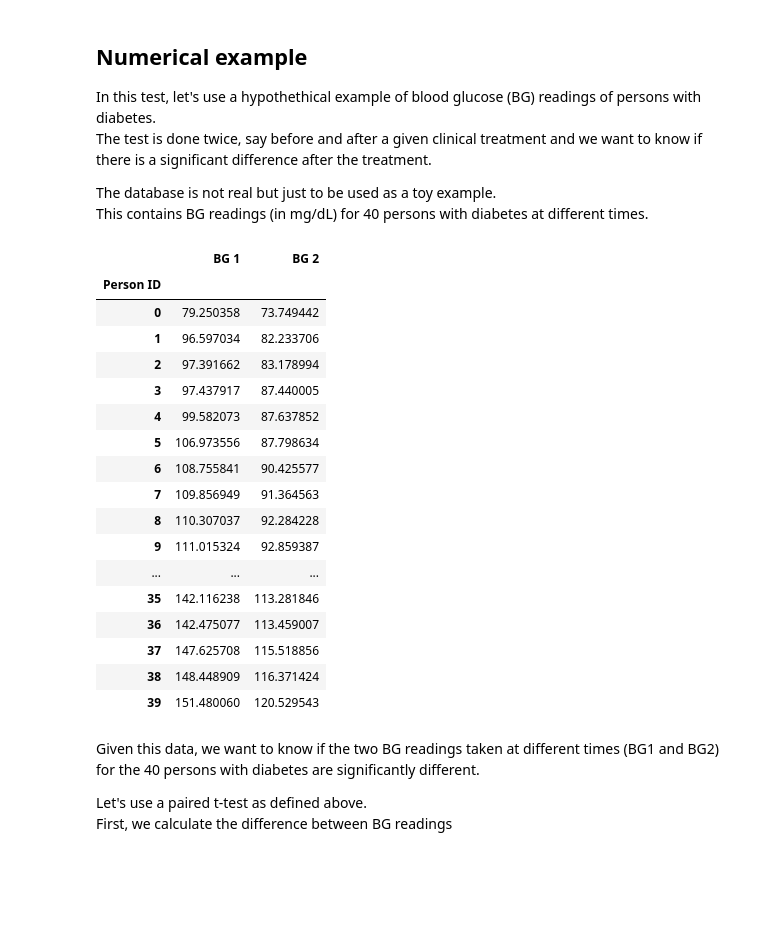
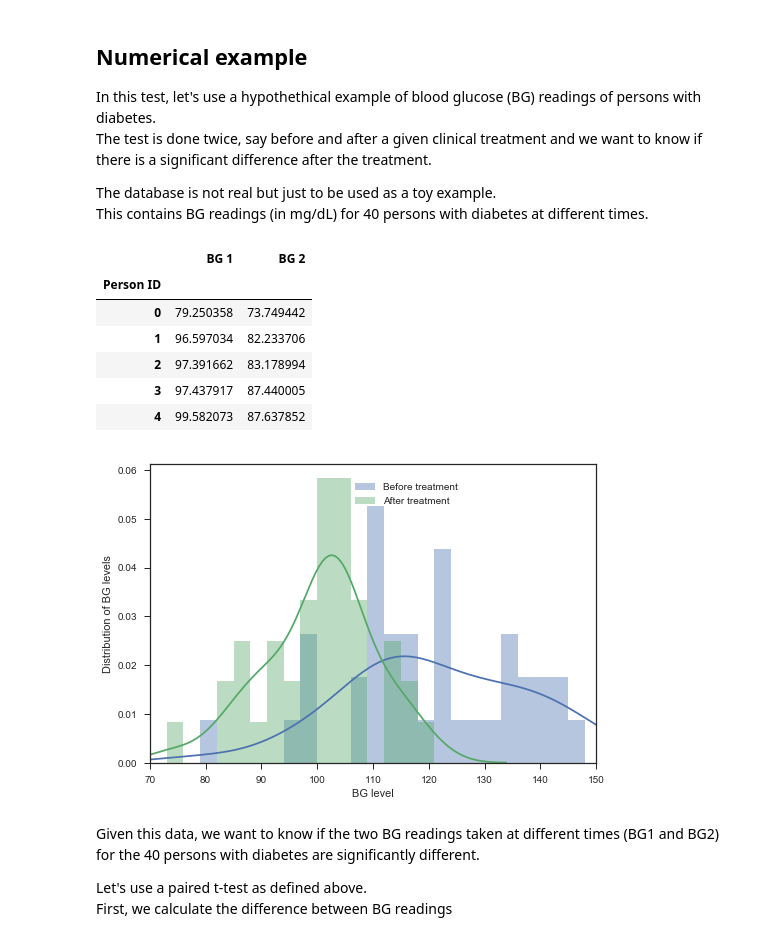
Before and after one commit to trangel/stats-with-python, a Jupyter notebook: paired t-test.ipynb, the cells around one changed output. Saved outputs shown, nothing was run; the diff lists cells and outputs as text; code cells hidden in the pictures; blank space fills up the shorter version.

```diff
--- a/paired t-test.ipynb
+++ b/paired t-test.ipynb
@@ -65,33 +65,47 @@ This contains BG readings (in mg/dL) for 40 persons with diabetes at different t
 # %%
 import pandas as pd
 import numpy as np
 # This is to print in markdown style
 from IPython.display import Markdown, display
 def printmd(string):
     display(Markdown(string))
 
 df = pd.read_csv('./data/BG-db.csv',index_col=0)
 del df['BG 3']
-df
+df.head()
 # %% [output]
 |  | BG 1 | BG 2 |
 | Person ID |  |  |
 | 0 | 79.250358 | 73.749442 |
 | 1 | 96.597034 | 82.233706 |
 | 2 | 97.391662 | 83.178994 |
 | 3 | 97.437917 | 87.440005 |
 | 4 | 99.582073 | 87.637852 |
-| 5 | 106.973556 | 87.798634 |
-| 6 | 108.755841 | 90.425577 |
-| 7 | 109.856949 | 91.364563 |
-| 8 | 110.307037 | 92.284228 |
-| 9 | 111.015324 | 92.859387 |
-| ... | ... | ... |
-| 35 | 142.116238 | 113.281846 |
-| 36 | 142.475077 | 113.459007 |
-| 37 | 147.625708 | 115.518856 |
-| 38 | 148.448909 | 116.371424 |
-| 39 | 151.480060 | 120.529543 |
+# %%
+# Let's visualize the data
+import matplotlib as plt
+%matplotlib inline
+import seaborn as sns
+sns.set(style="ticks")
+
+
+bins = np.arange(70,150,3)
+
+A = df['BG 1'].values
+B = df['BG 2'].values
+
+# Show the results of a linear regression within each dataset
+ax1 = sns.distplot(A,bins=bins,label='Before treatment')
+ax2 = sns.distplot(B,bins=bins,label='After treatment')
+
+plt.pyplot.xlabel('BG level')
+plt.pyplot.ylabel('Distribution of BG levels')
+plt.pyplot.legend(bbox_to_anchor=(0.45, 0.95), loc=2, borderaxespad=0.)
+
+plt.pyplot.xlim((70,150))
+plt.pyplot.show()
+# %% [output]
+[figure, added]
 # %% [markdown]
 Given this data, we want to know if the two BG readings taken at different times (BG1 and BG2) for the 40 persons with diabetes are significantly different.
 
```
Also changed, not shown: 2 other files.
